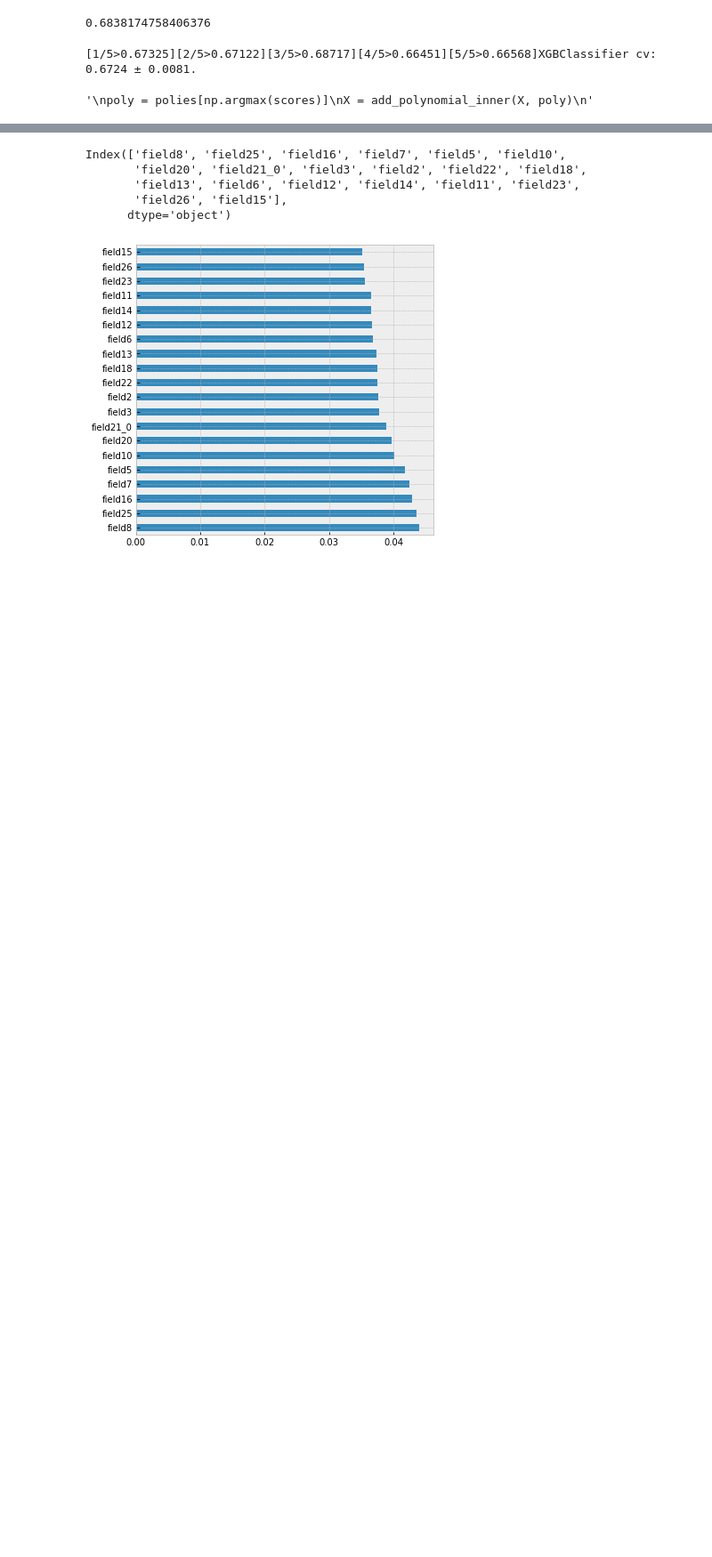
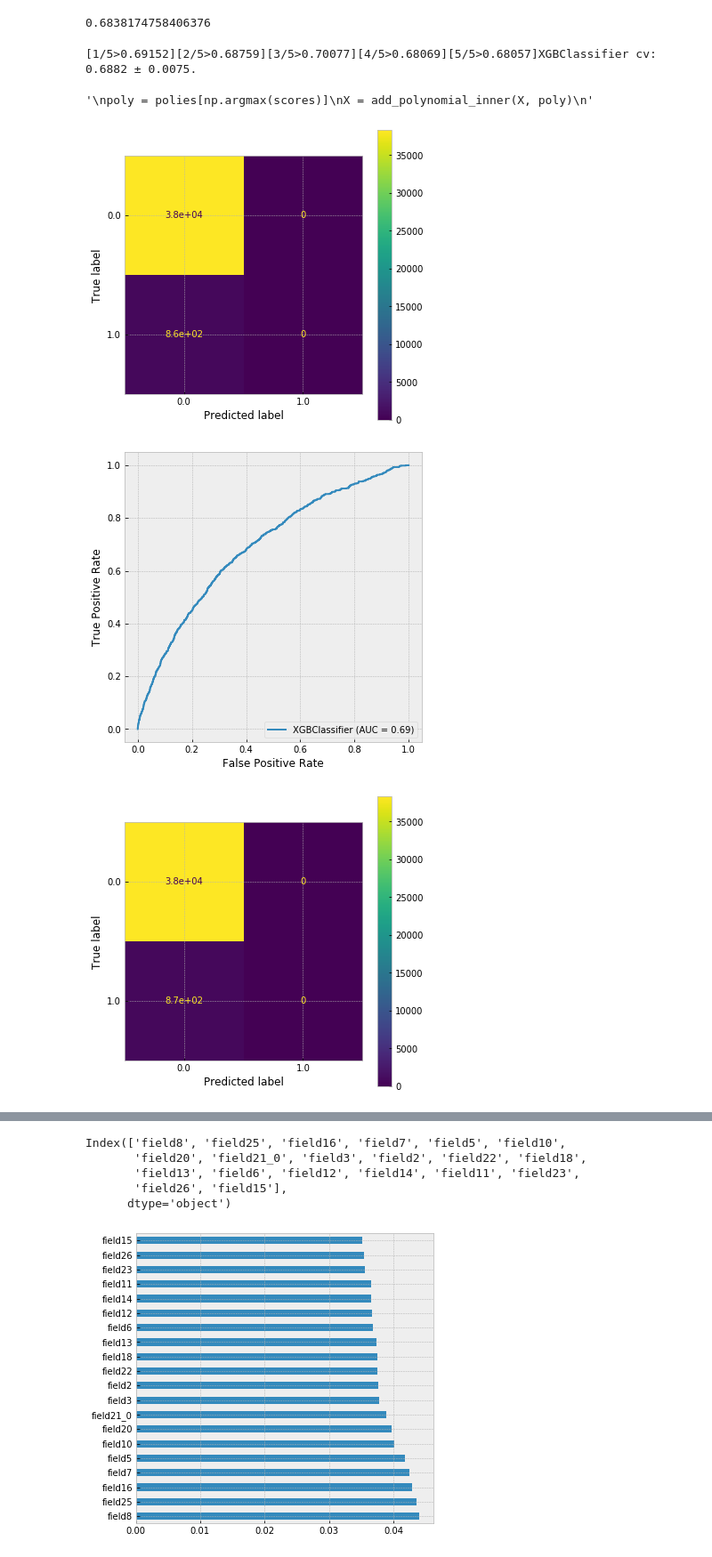
Before and after one commit to andygoosh/OneTwoTrip-Contest, a Jupyter notebook: workinprogress.ipynb, the cells around one changed output, grey strips where cells are left out. Shown at 89% size. Cells and saved outputs as stored; diff of their text form; code cells hidden in the pictures; blank space fills up the shorter version.

```diff
--- a/workinprogress.ipynb
+++ b/workinprogress.ipynb
@@ -326,8 +349,6 @@ sfs1.k_score_
 sfs1.k_feature_names_
 # %%
 X, y = prepare_data( df_train )
-
-X = X[['field1', 'field12_field16', 'field12_field25']]
 
 estimators = 157
 params = {'base_score': 0.5,
@@ -351,31 +372,34 @@ params = {'base_score': 0.5,
  'scale_pos_weight': 1,
  'seed': None,
  'silent': None,
  'subsample': 0.9,
  'verbosity': 1,
  }
 
 def_params = {
     'random_state': RS,
     'n_estimators': estimators,
     'n_jobs': -1
 }
 
 scores, models, neighbs, polies = fit_estimate(X, y, lambda: XGBClassifier(**params), n_folds=5, degree=0, n_neighbors=0)
 model = models[np.argmax(scores)]
 '''
 neigh = neighbs[np.argmax(scores)]
 X = add_neughbors_inner(X, neigh)
 '''
 '''
 poly = polies[np.argmax(scores)]
 X = add_polynomial_inner(X, poly)
 '''
 #[1/5][2/5][3/5][4/5][5/5]XGBClassifier CV: 0.6876 ± 0.0086. params fine tuning, -f0
 #[1/5][2/5][3/5][4/5][5/5]XGBClassifier CV: 0.6881 ± 0.0090. params fine tuning, -f0, f28 +5 neigh
 #[1/5][2/5][3/5][4/5][5/5]XGBClassifier cv: 0.6885 ± 0.0078. polinomial, 0 neigh
 #[1/5][2/5][3/5][4/5][5/5]XGBClassifier cv: 0.6895 ± 0.0111. polimonial, 5 neigh
 #[1/5][2/5][3/5][4/5][5/5]XGBClassifier cv: 0.6895 ± 0.0092. -1/2 field21, 0 neigh
 # %% [output]
-[1/5>0.67325][2/5>0.67122][3/5>0.68717][4/5>0.66451][5/5>0.66568]XGBClassifier cv: 0.6724 ± 0.0081.
+[1/5>0.69152][2/5>0.68759][3/5>0.70077][4/5>0.68069][5/5>0.68057]XGBClassifier cv: 0.6882 ± 0.0075.
 '\npoly = polies[np.argmax(scores)]\nX = add_polynomial_inner(X, poly)\n'
+[figure, added]
+[figure, added]
+[figure, added]
```
Also changed, not shown: parts of 8 cells of this notebook.
